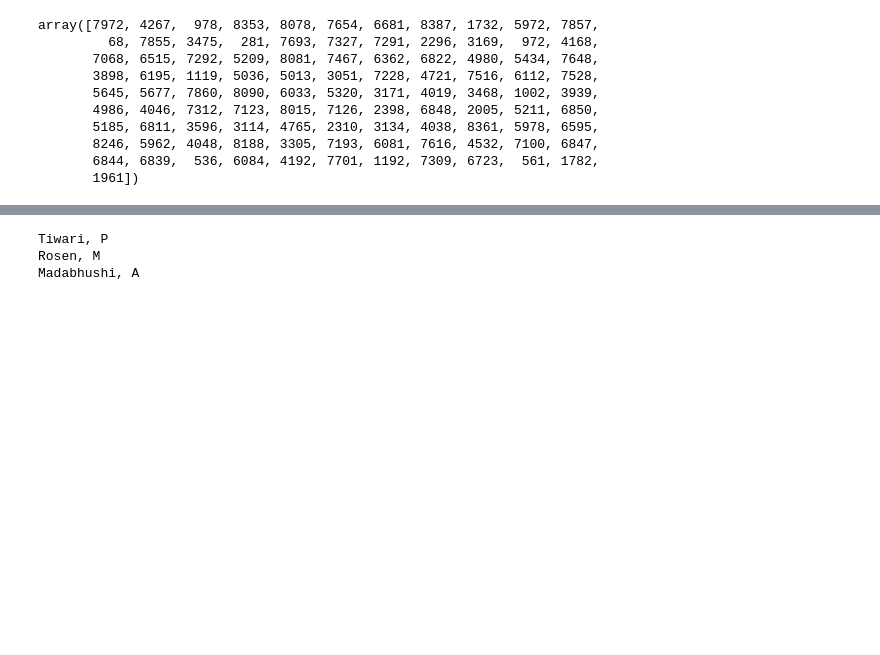
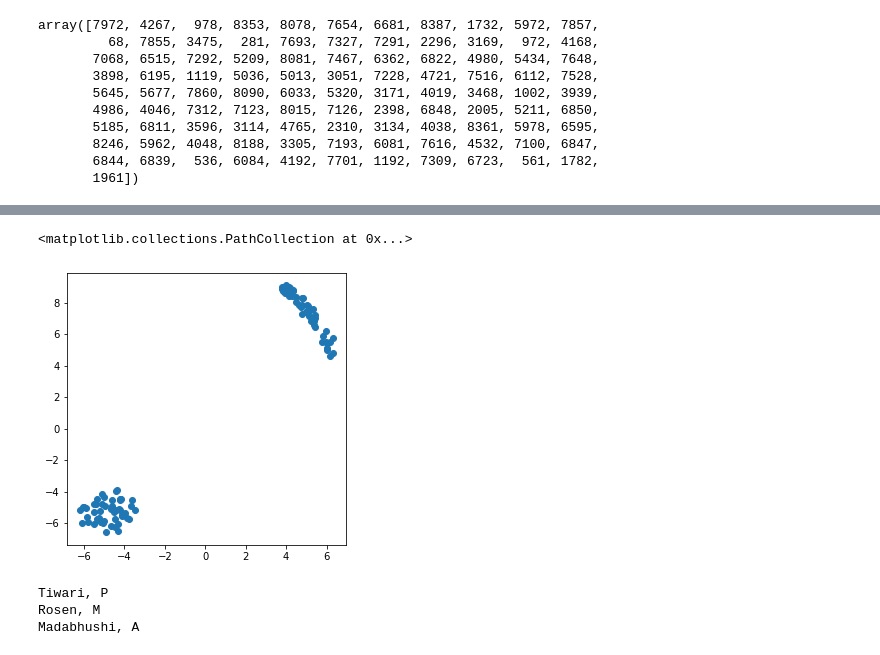
Before and after one commit to ShaulSolomon/academix-ydata-project-truncated, a Jupyter notebook: code/5_temp_get_names.ipynb, the cells around one changed output, grey strips where cells are left out. Drawn from its saved outputs; the diff is of its cells as text; code cells hidden in the pictures; blank space fills up the shorter version.

```diff
--- a/code/5_temp_get_names.ipynb
+++ b/code/5_temp_get_names.ipynb
@@ -203,0 +354,5 @@ pd.DataFrame({'A': group_B, 'B' :group_A}).to_csv('mesh_paper_groups_pmid.csv')
+# %%
+time_start = time.time()
+tsne = TSNE(n_components=2, verbose=1, perplexity=40, n_iter=300)
+tsne_results = tsne.fit_transform(C)
+print('t-SNE done! Time elapsed: {} seconds'.format(time.time()-time_start))
@@ -203,0 +368,6 @@ pd.DataFrame({'A': group_B, 'B' :group_A}).to_csv('mesh_paper_groups_pmid.csv')
+# %%
+df_subset=pd.DataFrame()
+df_subset['y']=np.ones(100)
+df_subset['y'][:50]
+df_subset['y'][:50]=0
+df_subset
@@ -204,3 +388,11 @@ pd.DataFrame({'A': group_B, 'B' :group_A}).to_csv('mesh_paper_groups_pmid.csv')
+# %%
+df_subset['tsne-2d-one'] = tsne_results[:,0]
+df_subset['tsne-2d-two'] = tsne_results[:,1]
+plt.figure(figsize=(5,5))
+plt.scatter(df_subset['tsne-2d-one'],df_subset['tsne-2d-two'])
+# %% [output]
+<matplotlib.collections.PathCollection at 0x...>
+[figure, added]
 # %%
 obj=df[:1].authors
 for i in obj[0]:
```
Also changed, not shown: parts of 26 cells of this notebook, 4 other files.
